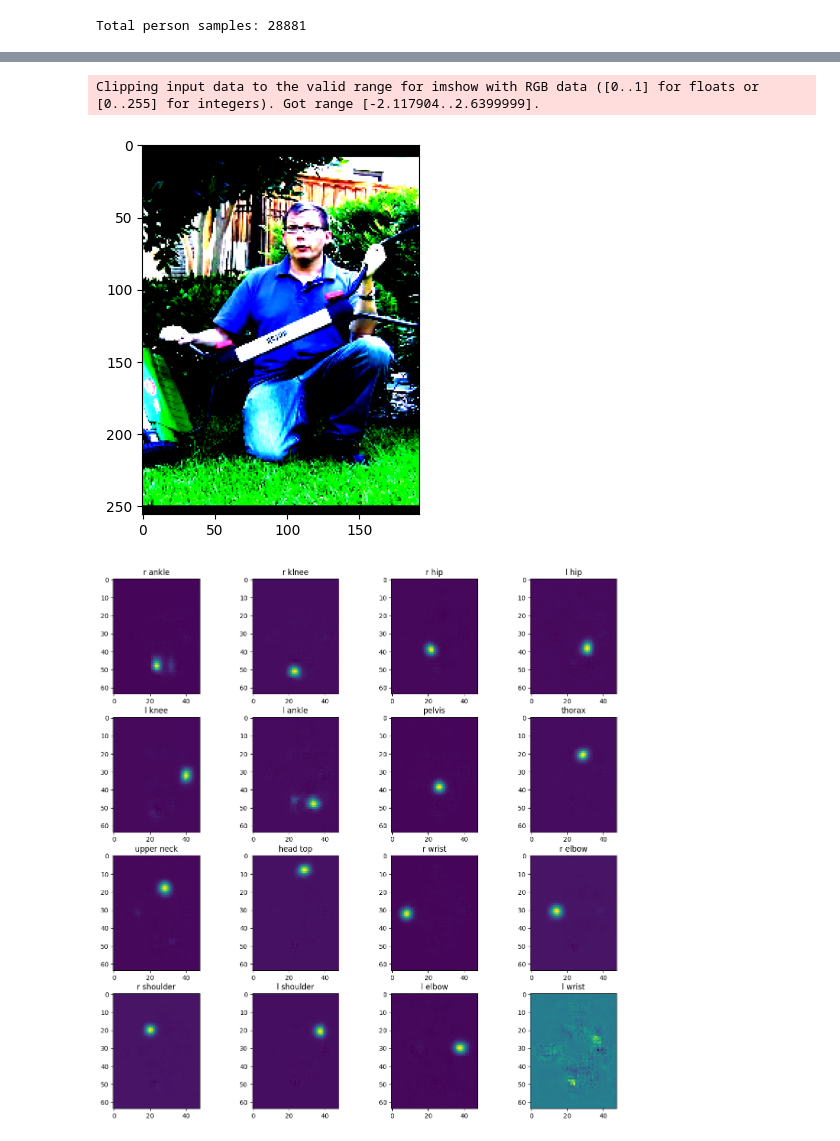
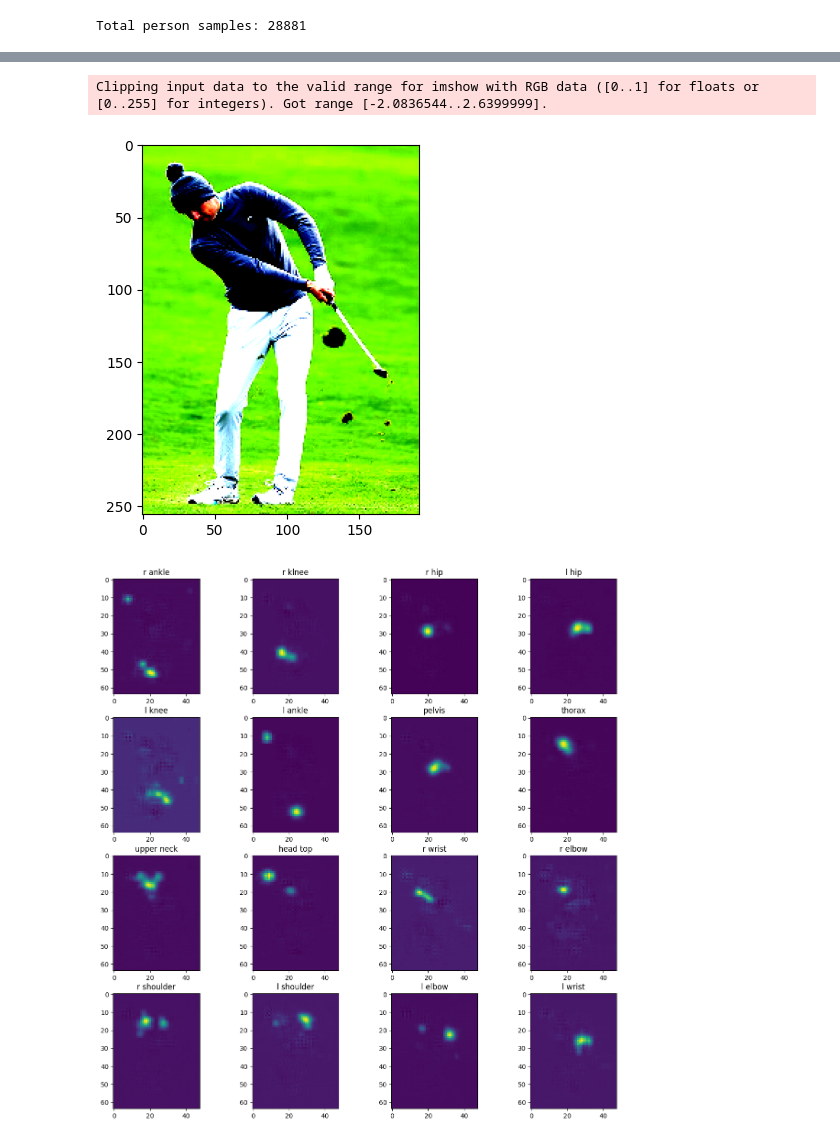
Before and after one commit to Gueraldo/Golf-swing, a Jupyter notebook: ai_training.ipynb, the cells around one changed output, grey strips where cells are left out. Saved outputs shown, nothing was run; the diff lists cells and outputs as text; code cells hidden in the pictures.

```diff
--- a/ai_training.ipynb
+++ b/ai_training.ipynb
@@ -64,16 +64,24 @@ labels_name = [
 ]
 
 dataset = SwingDataset("data/annotations/train.json", "data", output_size, transform=transform_shared, im_transform=transform_image)
-dataloader = DataLoader(dataset, shuffle=True, batch_size=BATCH_SIZE)
 
-small_indices = list(range(10))
-small_dataset = Subset(dataset, small_indices)
+train_size = int(0.8 * len(dataset))
+val_size = len(dataset) - train_size
 
-small_loader = DataLoader(small_dataset, batch_size=4, shuffle=True)
+train_dataset, val_dataset = random_split(dataset, [train_size, val_size])
+
+train_dataloader = DataLoader(train_dataset, shuffle=True, batch_size=BATCH_SIZE)
+
+val_dataloader = DataLoader(val_dataset, shuffle=False, batch_size=BATCH_SIZE)
+
+# small_indices = list(range(10))
+# small_dataset = Subset(dataset, small_indices)
+
+# small_loader = DataLoader(small_dataset, batch_size=4, shuffle=True)
 # %% [output]
 Total person samples: 28881
 # %%
-image, target = next(iter(dataloader))
+image, target = next(iter(train_dataloader))
 # %%
 plt.imshow(image2u8(image[0].numpy()))
 plt.show()
@@ -234,28 +255,31 @@ torch.save(model, "data/model_ckpt/10000_iter.pth")
 # %%
 def inference(inputs, kp_model):
     kp_model.eval()
 
     inputs = inputs.permute(0, 3, 1, 2).to(device)
 
     outp = kp_model(inputs).detach().cpu().numpy()
 
     return outp
 
+test_image = cv2.imread("data/test_images/golf_swing_proc.jpg", cv2.IMREAD_COLOR_RGB)
+test_image = transform_image(image = test_image)
+test_image = torch.unsqueeze(torch.Tensor(test_image["image"]), 0)
 
-im, lab = next(iter(dataloader))
-lab = lab.cpu().numpy()
-result = inference(im, model)
+# im, lab = next(iter(dataloader))
+# lab = lab.cpu().numpy()
+result = inference(test_image, model)
 
 plt.figure()
-plt.imshow(im[0])
+plt.imshow(test_image[0])
 
 fig, axs = plt.subplots(4, 4, figsize=(15, 15))
 
 for i in range(4):
     for j in range(4):
         axs[i,j].imshow(result[0, i*4 + j])
         axs[i,j].set_title(labels_name[i*4 + j])
 # %% [output]
-Clipping input data to the valid range for imshow with RGB data ([0..1] for floats or [0..255] for integers). Got range [-2.117904..2.6399999].
+Clipping input data to the valid range for imshow with RGB data ([0..1] for floats or [0..255] for integers). Got range [-2.0836544..2.6399999].
-[figure, old version]
+[figure, new version]
-[figure, old version]
+[figure, new version]
```
Also changed, not shown: parts of 5 cells of this notebook.
